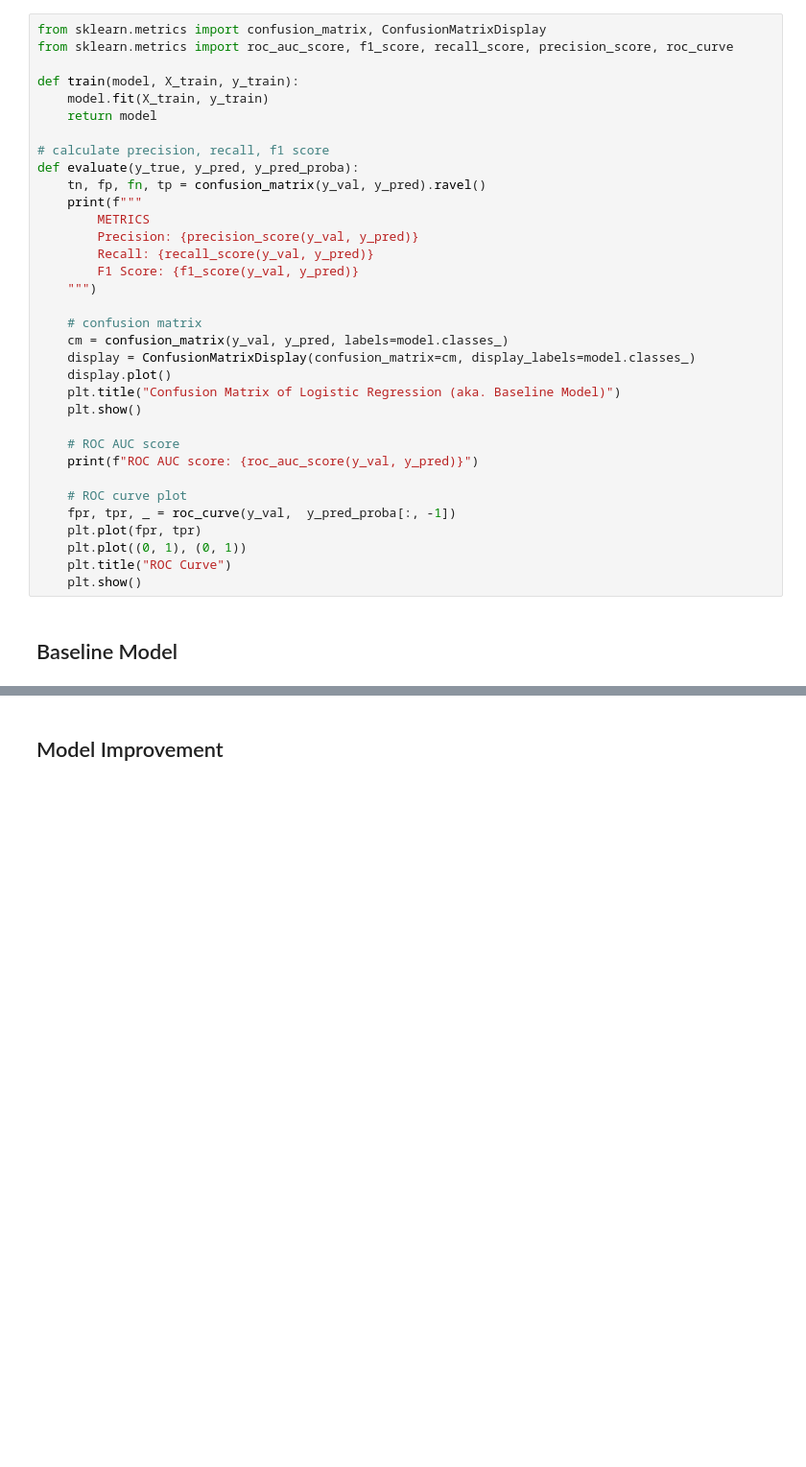
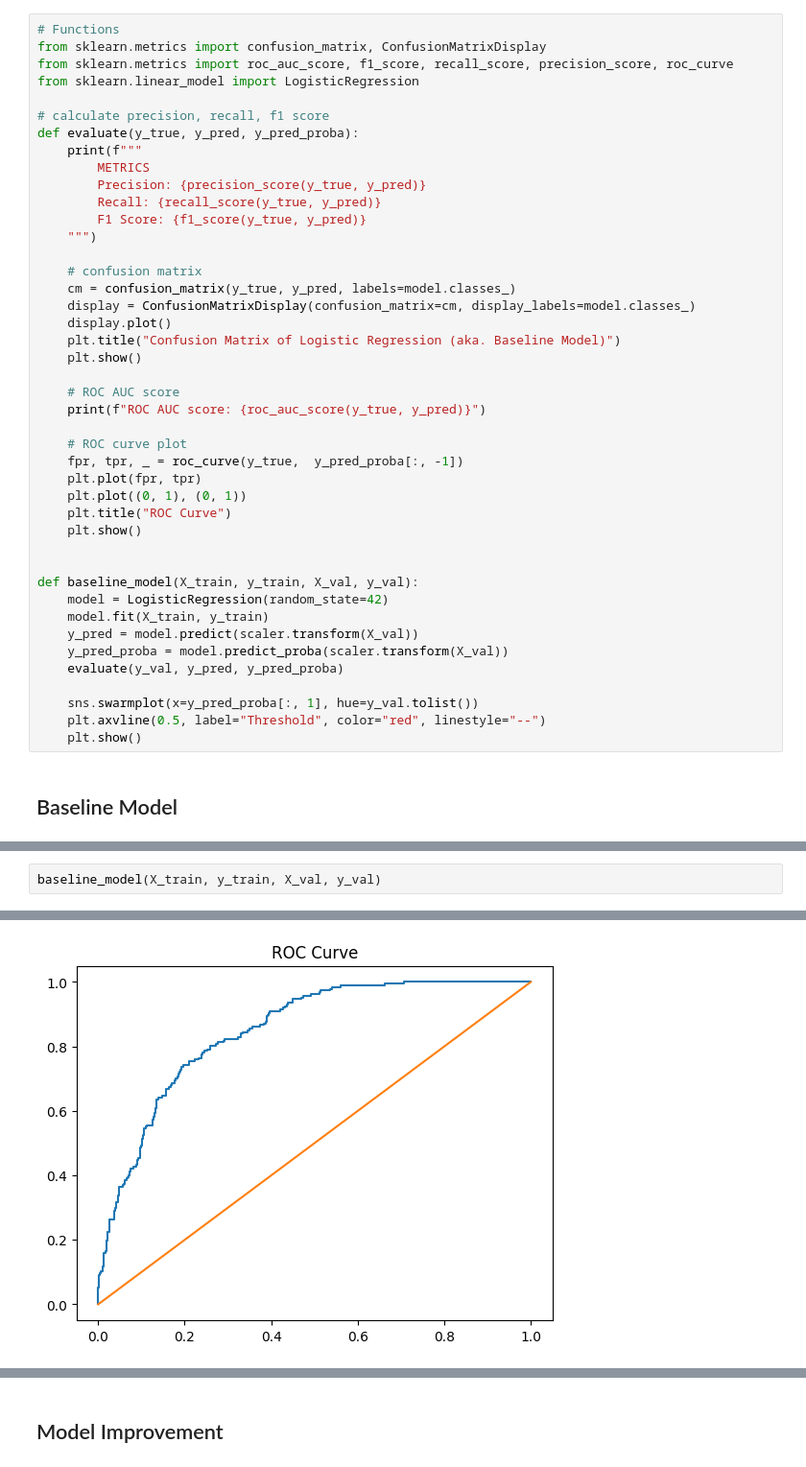
Before and after one commit to marcellinus-witarsah/data-challenge-dsw-2023, a Jupyter notebook: notebooks/03_churn_model.ipynb, the cells around one changed output, grey strips where cells are left out. Shown at 96% size. Drawn from its saved outputs; the diff is of its cells as text; blank space fills up the shorter version.

```diff
--- a/notebooks/03_churn_model.ipynb
+++ b/notebooks/03_churn_model.ipynb
@@ -374,38 +329,47 @@ X_val, X_test, y_val, y_test = train_test_split(X_val, y_val, test_size=0.5, ran
 scaler = StandardScaler()
 X_train = scaler.fit_transform(X_train)
 # %%
+# Functions
 from sklearn.metrics import confusion_matrix, ConfusionMatrixDisplay
 from sklearn.metrics import roc_auc_score, f1_score, recall_score, precision_score, roc_curve
-
-def train(model, X_train, y_train):
-    model.fit(X_train, y_train)
-    return model
+from sklearn.linear_model import LogisticRegression
 
 # calculate precision, recall, f1 score
 def evaluate(y_true, y_pred, y_pred_proba):
-    tn, fp, fn, tp = confusion_matrix(y_val, y_pred).ravel()
     print(f"""
         METRICS
-        Precision: {precision_score(y_val, y_pred)}
-        Recall: {recall_score(y_val, y_pred)}
-        F1 Score: {f1_score(y_val, y_pred)}
+        Precision: {precision_score(y_true, y_pred)}
+        Recall: {recall_score(y_true, y_pred)}
+        F1 Score: {f1_score(y_true, y_pred)}
     """)
 
     # confusion matrix
-    cm = confusion_matrix(y_val, y_pred, labels=model.classes_)
+    cm = confusion_matrix(y_true, y_pred, labels=model.classes_)
     display = ConfusionMatrixDisplay(confusion_matrix=cm, display_labels=model.classes_)
     display.plot()
     plt.title("Confusion Matrix of Logistic Regression (aka. Baseline Model)")
     plt.show()
 
     # ROC AUC score
-    print(f"ROC AUC score: {roc_auc_score(y_val, y_pred)}")
+    print(f"ROC AUC score: {roc_auc_score(y_true, y_pred)}")
 
     # ROC curve plot
-    fpr, tpr, _ = roc_curve(y_val,  y_pred_proba[:, -1])
+    fpr, tpr, _ = roc_curve(y_true,  y_pred_proba[:, -1])
     plt.plot(fpr, tpr)
     plt.plot((0, 1), (0, 1))
     plt.title("ROC Curve")
     plt.show()
+
+
+def baseline_model(X_train, y_train, X_val, y_val):
+    model = LogisticRegression(random_state=42)
+    model.fit(X_train, y_train)
+    y_pred = model.predict(scaler.transform(X_val))
+    y_pred_proba = model.predict_proba(scaler.transform(X_val))
+    evaluate(y_val, y_pred, y_pred_proba)
+
+    sns.swarmplot(x=y_pred_proba[:, 1], hue=y_val.tolist())
+    plt.axvline(0.5, label="Threshold", color="red", linestyle="--")
+    plt.show()
 # %% [markdown]
 ## Baseline Model
@@ -426,0 +376,3 @@ ROC AUC score: 0.7193082261918305
+# %%
+baseline_model(X_train, y_train, X_val, y_val)
+# %% [output]
@@ -426,0 +385 @@ ROC AUC score: 0.7193082261918305
+[figure, added]
```
Also changed, not shown: parts of 26 cells of this notebook, 4 other files.
